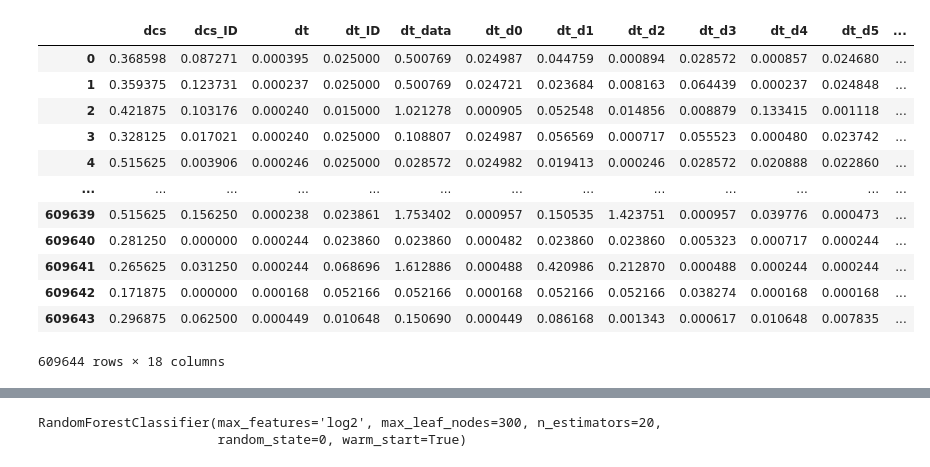
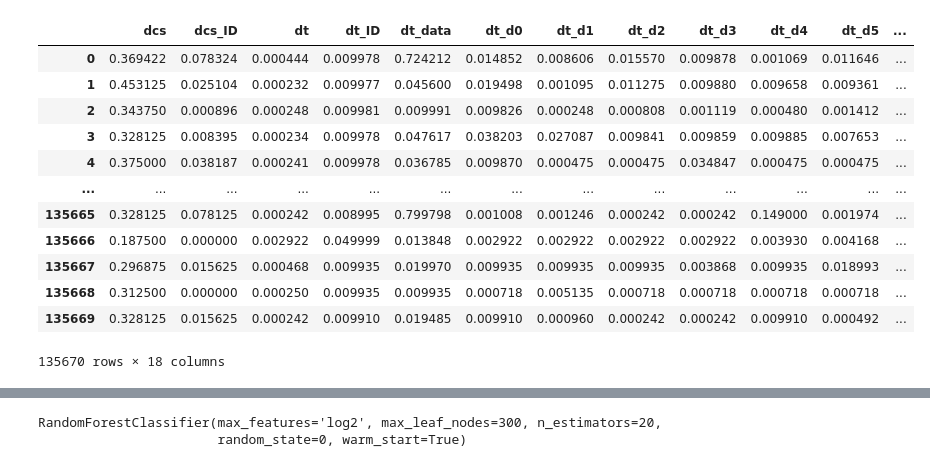
Before and after one commit to hampu5/ml-classify, a Jupyter notebook: ml_classify/rf-book.ipynb, the cells around one changed output, grey strips where cells are left out. Cells and saved outputs as stored; diff of their text form; code cells hidden in the pictures.

```diff
--- a/ml_classify/rf-book.ipynb
+++ b/ml_classify/rf-book.ipynb
@@ -12,45 +12,45 @@ from imblearn.under_sampling import RandomUnderSampler
 # %%
 from compiledataset import load_dataset, compile_dataset
 
 PATH = "/home/hampus/miun/master_thesis/Datasets"
 
 datasets = {}
 
 # dataset: pd.DataFrame = load_dataset(PATH + "/ORNL", "data_a.csv")
 # dataset["remarks"] = "No DLC available"
 # datasets["ROAD"] = dataset.to_dict("records")
 
-# dataset: pd.DataFrame = load_dataset(PATH + "/Survival", "data.csv")
+dataset: pd.DataFrame = load_dataset(PATH + "/Survival", "data.csv", "Fuzzy_dataset_SONATA")
+dataset["remarks"] = "-"
+datasets["Survival"] = dataset.to_dict("records")
+
+# dataset: pd.DataFrame = load_dataset(PATH + "/Hisingen", "data.csv")
 # dataset["remarks"] = "-"
-# datasets["Survival"] = dataset.to_dict("records")
-
-dataset: pd.DataFrame = load_dataset(PATH + "/Hisingen", "data.csv")
-dataset["remarks"] = "-"
-datasets["Hisingen"] = dataset.to_dict("records")
+# datasets["Hisingen"] = dataset.to_dict("records")
 
 
 df = compile_dataset(datasets)
 df.drop(columns=["data", "data_dec", "ID", "DLC", "t"], inplace=True, errors="ignore")
 df.drop(columns=["d0", "d1", "d2", "d3", "d4", "d5", "d6", "d7"], inplace=True, errors="ignore")
 
 dataset = None # Release memory, as it isn't used for now
 datasets = None
 
 display(df)
 # %% [output]
 |  | dcs | dcs_ID | dt | dt_ID | dt_data | dt_d0 | dt_d1 | dt_d2 | dt_d3 | dt_d4 | dt_d5 | ... |
-| 0 | 0.368598 | 0.087271 | 0.000395 | 0.025000 | 0.500769 | 0.024987 | 0.044759 | 0.000894 | 0.028572 | 0.000857 | 0.024680 | ... |
-| 1 | 0.359375 | 0.123731 | 0.000237 | 0.025000 | 0.500769 | 0.024721 | 0.023684 | 0.008163 | 0.064439 | 0.000237 | 0.024848 | ... |
-| 2 | 0.421875 | 0.103176 | 0.000240 | 0.015000 | 1.021278 | 0.000905 | 0.052548 | 0.014856 | 0.008879 | 0.133415 | 0.001118 | ... |
-| 3 | 0.328125 | 0.017021 | 0.000240 | 0.025000 | 0.108807 | 0.024987 | 0.056569 | 0.000717 | 0.055523 | 0.000480 | 0.023742 | ... |
-| 4 | 0.515625 | 0.003906 | 0.000246 | 0.025000 | 0.028572 | 0.024982 | 0.019413 | 0.000246 | 0.028572 | 0.020888 | 0.022860 | ... |
+| 0 | 0.369422 | 0.078324 | 0.000444 | 0.009978 | 0.724212 | 0.014852 | 0.008606 | 0.015570 | 0.009878 | 0.001069 | 0.011646 | ... |
+| 1 | 0.453125 | 0.025104 | 0.000232 | 0.009977 | 0.045600 | 0.019498 | 0.001095 | 0.011275 | 0.009880 | 0.009658 | 0.009361 | ... |
+| 2 | 0.343750 | 0.000896 | 0.000248 | 0.009981 | 0.009991 | 0.009826 | 0.000248 | 0.000808 | 0.001119 | 0.000480 | 0.001412 | ... |
+| 3 | 0.328125 | 0.008395 | 0.000234 | 0.009978 | 0.047617 | 0.038203 | 0.027087 | 0.009841 | 0.009859 | 0.009885 | 0.007653 | ... |
+| 4 | 0.375000 | 0.038187 | 0.000241 | 0.009978 | 0.036785 | 0.009870 | 0.000475 | 0.000475 | 0.034847 | 0.000475 | 0.000475 | ... |
 | ... | ... | ... | ... | ... | ... | ... | ... | ... | ... | ... | ... | ... |
-| 609639 | 0.515625 | 0.156250 | 0.000238 | 0.023861 | 1.753402 | 0.000957 | 0.150535 | 1.423751 | 0.000957 | 0.039776 | 0.000473 | ... |
-| 609640 | 0.281250 | 0.000000 | 0.000244 | 0.023860 | 0.023860 | 0.000482 | 0.023860 | 0.023860 | 0.005323 | 0.000717 | 0.000244 | ... |
-| 609641 | 0.265625 | 0.031250 | 0.000244 | 0.068696 | 1.612886 | 0.000488 | 0.420986 | 0.212870 | 0.000488 | 0.000244 | 0.000244 | ... |
-| 609642 | 0.171875 | 0.000000 | 0.000168 | 0.052166 | 0.052166 | 0.000168 | 0.052166 | 0.052166 | 0.038274 | 0.000168 | 0.000168 | ... |
-| 609643 | 0.296875 | 0.062500 | 0.000449 | 0.010648 | 0.150690 | 0.000449 | 0.086168 | 0.001343 | 0.000617 | 0.010648 | 0.007835 | ... |
+| 135665 | 0.328125 | 0.078125 | 0.000242 | 0.008995 | 0.799798 | 0.001008 | 0.001246 | 0.000242 | 0.000242 | 0.149000 | 0.001974 | ... |
+| 135666 | 0.187500 | 0.000000 | 0.002922 | 0.049999 | 0.013848 | 0.002922 | 0.002922 | 0.002922 | 0.002922 | 0.003930 | 0.004168 | ... |
+| 135667 | 0.296875 | 0.015625 | 0.000468 | 0.009935 | 0.019970 | 0.009935 | 0.009935 | 0.009935 | 0.003868 | 0.009935 | 0.018993 | ... |
+| 135668 | 0.312500 | 0.000000 | 0.000250 | 0.009935 | 0.009935 | 0.000718 | 0.005135 | 0.000718 | 0.000718 | 0.000718 | 0.000718 | ... |
+| 135669 | 0.328125 | 0.015625 | 0.000242 | 0.009910 | 0.019485 | 0.009910 | 0.000960 | 0.000242 | 0.000242 | 0.009910 | 0.000492 | ... |
-609644 rows × 18 columns
+135670 rows × 18 columns
 # %%
 df = df.loc[df["type"] != "masq"]
 # df = df.loc[(df["type"] == "fuzz") | (df["type"] == "none")]
```
Also changed, not shown: parts of 11 cells of this notebook, 3 other files.
